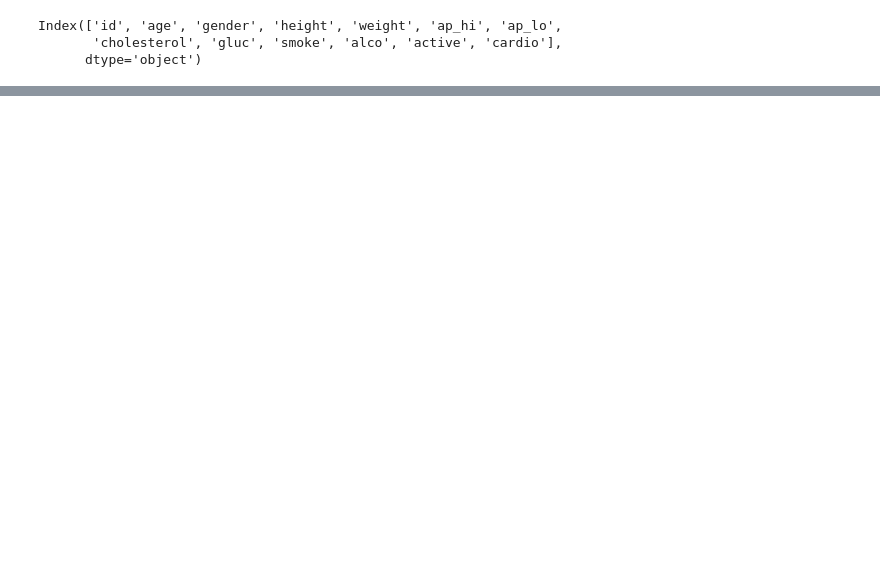
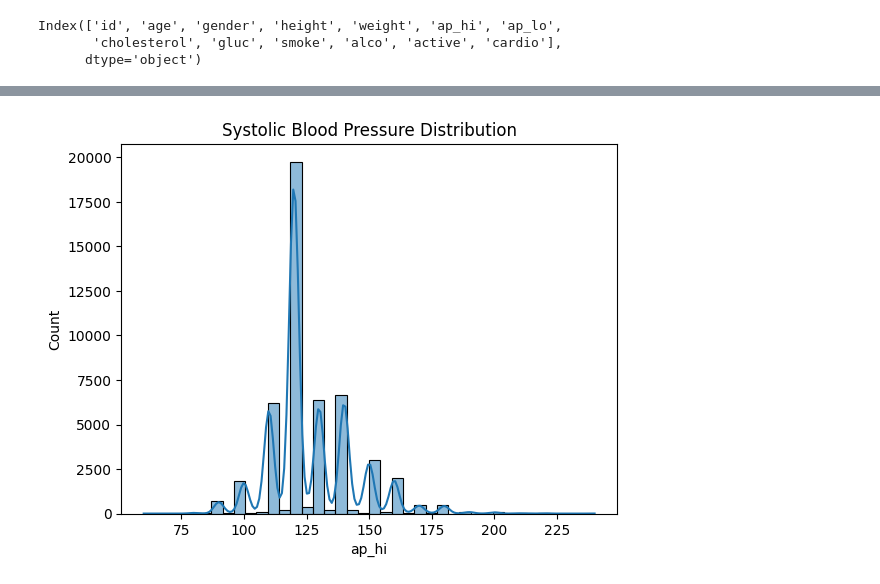
Before and after one commit to Madhu2s6361/Cardiovascular-Disease-Prediction, a Jupyter notebook: Project_1_Cardiovascular_Disease_Prediction.ipynb, the cells around one changed output, grey strips where cells are left out. Cells and saved outputs as stored; diff of their text form; code cells hidden in the pictures; blank space fills up the shorter version.

```diff
--- a/Project_1_Cardiovascular_Disease_Prediction.ipynb
+++ b/Project_1_Cardiovascular_Disease_Prediction.ipynb
@@ -200,0 +313,7 @@ df.notnull() # Check for non-nullvalues.
+# %%
+# Systolic Blood Pressure distribution [ap_hi: systolic_bp]
+sns.histplot(df['ap_hi'], kde=True, bins=40)
+plt.title('Systolic Blood Pressure Distribution')
+plt.show()
+# %% [output]
+[figure, added]
```
Also changed, not shown: parts of 39 cells of this notebook.
